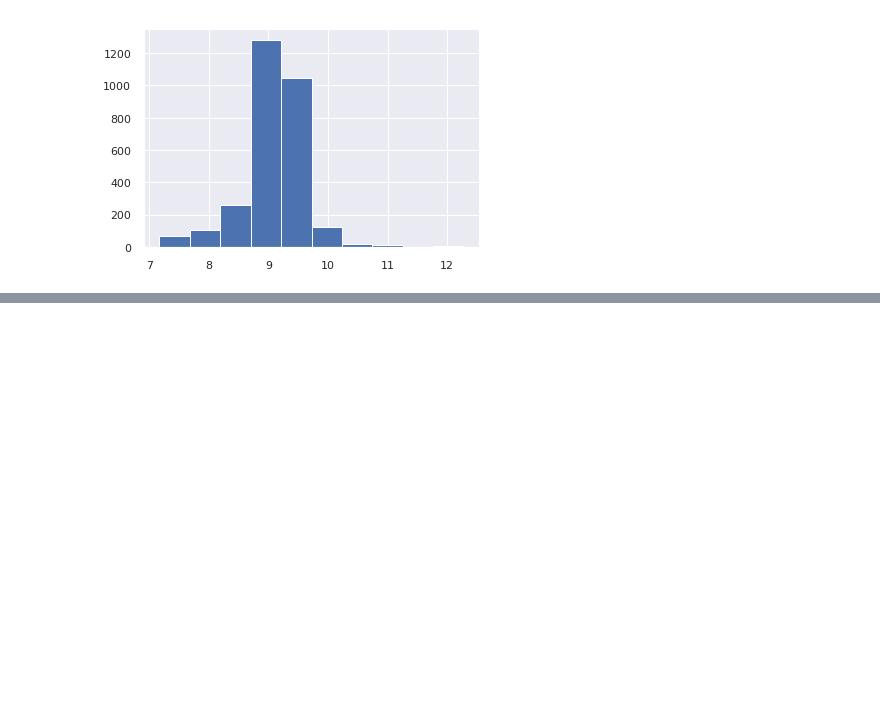
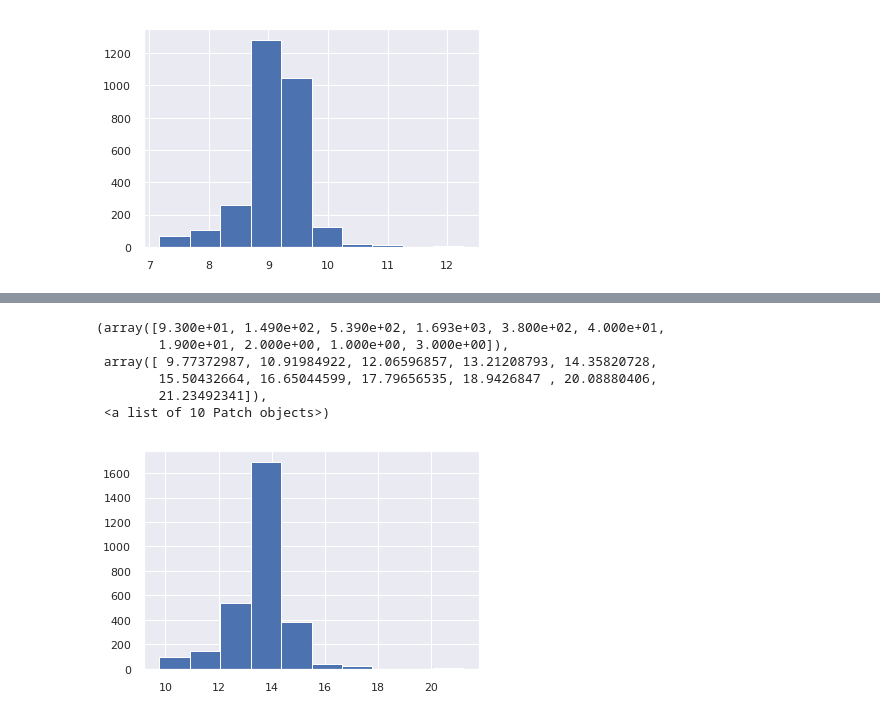
Before and after one commit to chazzy1/nycdsaML, a Jupyter notebook: FeatureEngineering_SkewModifier.ipynb, the cells around one changed output, grey strips where cells are left out. Cells and saved outputs as stored; diff of their text form; code cells hidden in the pictures; blank space fills up the shorter version.

Commit message:
added boxcox_max

```diff
--- a/FeatureEngineering_SkewModifier.ipynb
+++ b/FeatureEngineering_SkewModifier.ipynb
@@ -84,0 +76,13 @@ plt.hist(bc)
+# %%
+from scipy.stats import boxcox_normmax
+
+bc = boxcox1p(X['LotArea'], boxcox_normmax(X['LotArea']+1))
+plt.hist(bc)
+# %% [output]
+(array([9.300e+01, 1.490e+02, 5.390e+02, 1.693e+03, 3.800e+02, 4.000e+01,
+        1.900e+01, 2.000e+00, 1.000e+00, 3.000e+00]),
+ array([ 9.77372987, 10.91984922, 12.06596857, 13.21208793, 14.35820728,
+        15.50432664, 16.65044599, 17.79656535, 18.9426847 , 20.08880406,
+        21.23492341]),
+ <a list of 10 Patch objects>)
+[figure, added]
```
Also changed, not shown: parts of 1 cell of this notebook, 2 other files.
